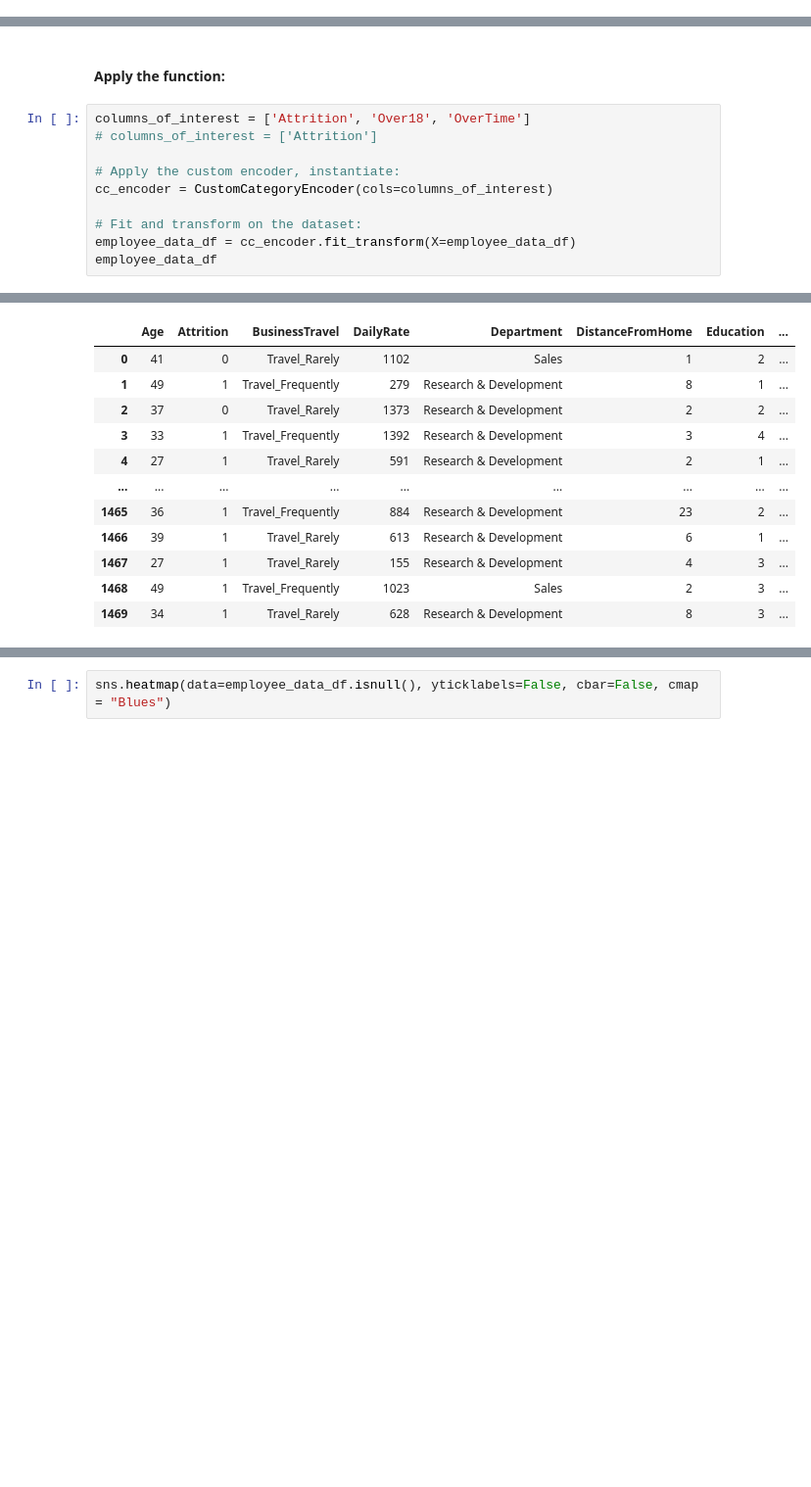
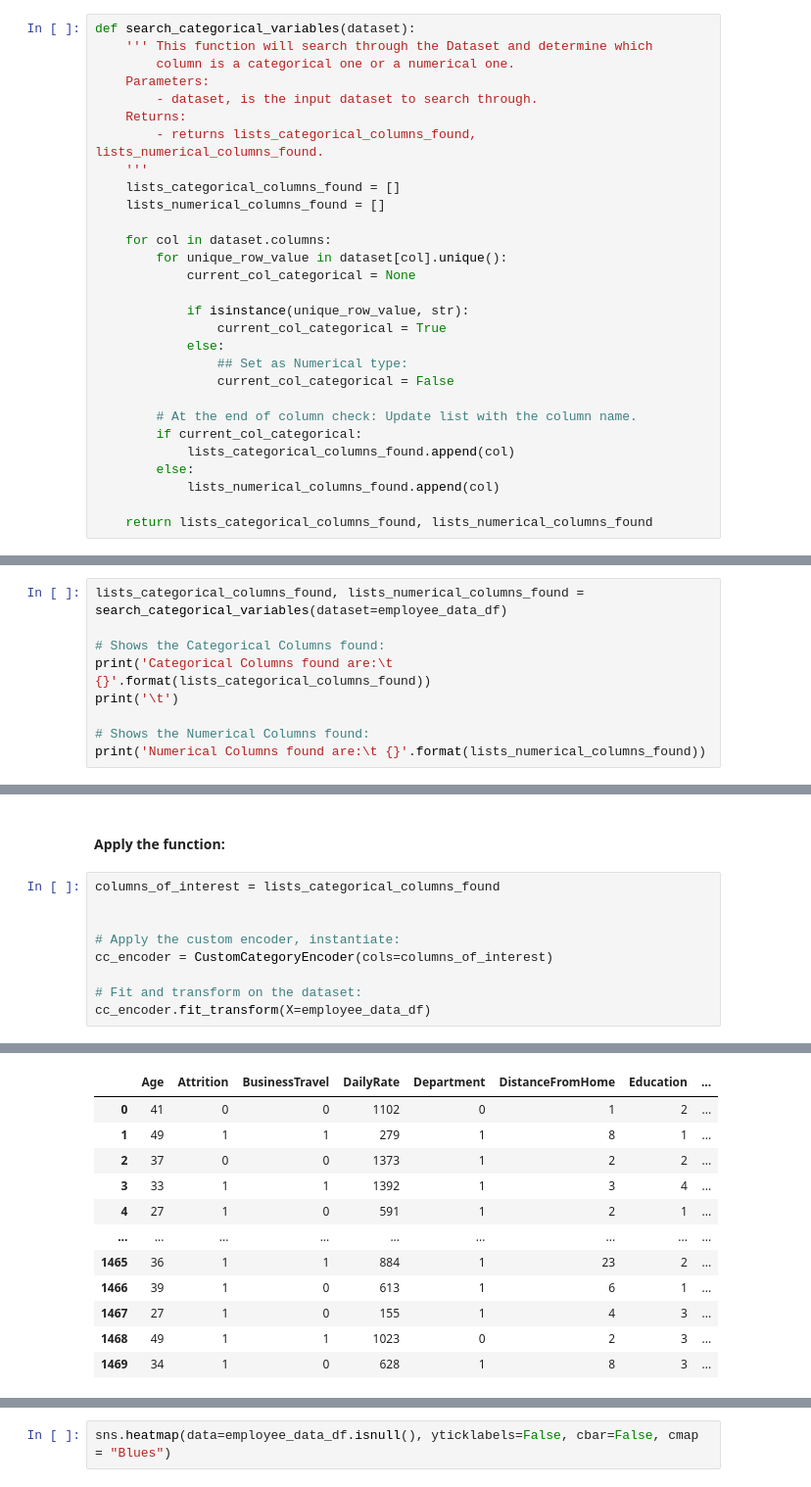
Before and after one commit to ylee9107/DS_Projects_for_Business, a Jupyter notebook: Project 1 - DS for HR department/DSB_Human Resource Department.ipynb, the cells around one changed output, grey strips where cells are left out. Shown: that part at 98% size. Saved outputs shown, nothing was run; the diff lists cells and outputs as text; blank space fills up the shorter version.

```diff
--- a/Project 1 - DS for HR department/DSB_Human Resource Department.ipynb
+++ b/Project 1 - DS for HR department/DSB_Human Resource Department.ipynb
@@ -215,0 +463,29 @@ Index(['Age', 'Attrition', 'BusinessTravel', 'DailyRate', 'Department',
+# %%
+def search_categorical_variables(dataset):
+    ''' This function will search through the Dataset and determine which
+        column is a categorical one or a numerical one.
+    Parameters:
+        - dataset, is the input dataset to search through.
+    Returns:
+        - returns lists_categorical_columns_found, lists_numerical_columns_found.
+    '''
+    lists_categorical_columns_found = []
+    lists_numerical_columns_found = []
+
+    for col in dataset.columns:
+        for unique_row_value in dataset[col].unique():
+            current_col_categorical = None
+
+            if isinstance(unique_row_value, str):
+                current_col_categorical = True
+            else:
+                ## Set as Numerical type:
+                current_col_categorical = False
+
+        # At the end of column check: Update list with the column name.
+        if current_col_categorical:
+            lists_categorical_columns_found.append(col)
+        else:
+            lists_numerical_columns_found.append(col)
+
+    return lists_categorical_columns_found, lists_numerical_columns_found
@@ -215,0 +494,9 @@ Index(['Age', 'Attrition', 'BusinessTravel', 'DailyRate', 'Department',
+# %%
+lists_categorical_columns_found, lists_numerical_columns_found = search_categorical_variables(dataset=employee_data_df)
+
+# Shows the Categorical Columns found:
+print('Categorical Columns found are:\t {}'.format(lists_categorical_columns_found))
+print('\t')
+
+# Shows the Numerical Columns found:
+print('Numerical Columns found are:\t {}'.format(lists_numerical_columns_found))
@@ -260,14 +553,13 @@ class CustomCategoryEncoder(TransformerMixin):
 # %% [markdown]
 #### Apply the function:
 # %%
-columns_of_interest = ['Attrition', 'Over18', 'OverTime']
-# columns_of_interest = ['Attrition']
+columns_of_interest = lists_categorical_columns_found
+
 
 # Apply the custom encoder, instantiate:
 cc_encoder = CustomCategoryEncoder(cols=columns_of_interest)
 
 # Fit and transform on the dataset:
-employee_data_df = cc_encoder.fit_transform(X=employee_data_df)
-employee_data_df
+cc_encoder.fit_transform(X=employee_data_df)
 # %% [output]
 Column to Encode -> Attrition | Unique values are: ['Yes', 'No']
@@ -274,16 +572,16 @@ Column to Encode -> Attrition | Unique values are: ['Yes', 'No']
 Column to Encode -> Over18 | Unique values are: ['Y']
 Column to Encode -> OverTime | Unique values are: ['Yes', 'No']
 |  | Age | Attrition | BusinessTravel | DailyRate | Department | DistanceFromHome | Education | ... |
-| 0 | 41 | 0 | Travel_Rarely | 1102 | Sales | 1 | 2 | ... |
-| 1 | 49 | 1 | Travel_Frequently | 279 | Research & Development | 8 | 1 | ... |
-| 2 | 37 | 0 | Travel_Rarely | 1373 | Research & Development | 2 | 2 | ... |
-| 3 | 33 | 1 | Travel_Frequently | 1392 | Research & Development | 3 | 4 | ... |
-| 4 | 27 | 1 | Travel_Rarely | 591 | Research & Development | 2 | 1 | ... |
+| 0 | 41 | 0 | 0 | 1102 | 0 | 1 | 2 | ... |
+| 1 | 49 | 1 | 1 | 279 | 1 | 8 | 1 | ... |
+| 2 | 37 | 0 | 0 | 1373 | 1 | 2 | 2 | ... |
+| 3 | 33 | 1 | 1 | 1392 | 1 | 3 | 4 | ... |
+| 4 | 27 | 1 | 0 | 591 | 1 | 2 | 1 | ... |
 | ... | ... | ... | ... | ... | ... | ... | ... | ... |
-| 1465 | 36 | 1 | Travel_Frequently | 884 | Research & Development | 23 | 2 | ... |
-| 1466 | 39 | 1 | Travel_Rarely | 613 | Research & Development | 6 | 1 | ... |
-| 1467 | 27 | 1 | Travel_Rarely | 155 | Research & Development | 4 | 3 | ... |
-| 1468 | 49 | 1 | Travel_Frequently | 1023 | Sales | 2 | 3 | ... |
-| 1469 | 34 | 1 | Travel_Rarely | 628 | Research & Development | 8 | 3 | ... |
+| 1465 | 36 | 1 | 1 | 884 | 1 | 23 | 2 | ... |
+| 1466 | 39 | 1 | 0 | 613 | 1 | 6 | 1 | ... |
+| 1467 | 27 | 1 | 0 | 155 | 1 | 4 | 3 | ... |
+| 1468 | 49 | 1 | 1 | 1023 | 0 | 2 | 3 | ... |
+| 1469 | 34 | 1 | 0 | 628 | 1 | 8 | 3 | ... |
 1470 rows × 35 columns
 # %% [markdown]
```
Also changed, not shown: parts of 47 cells of this notebook.
